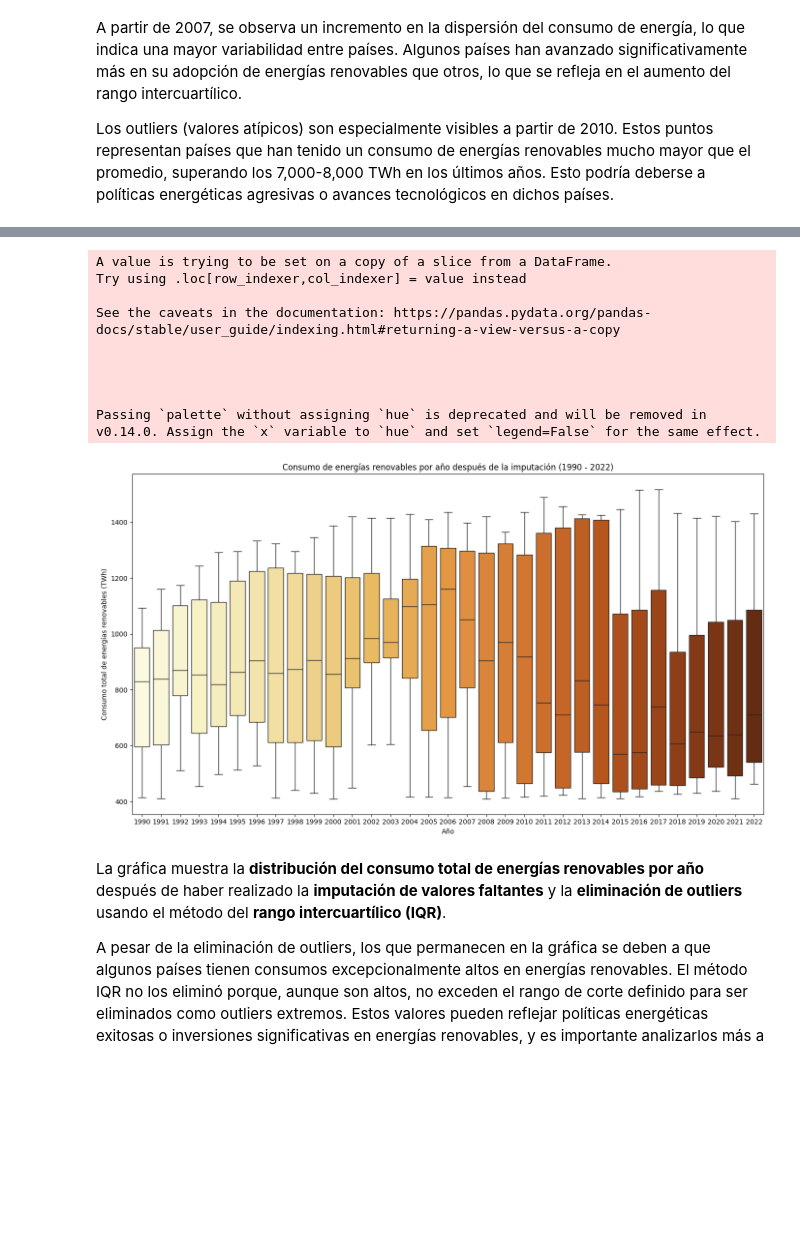
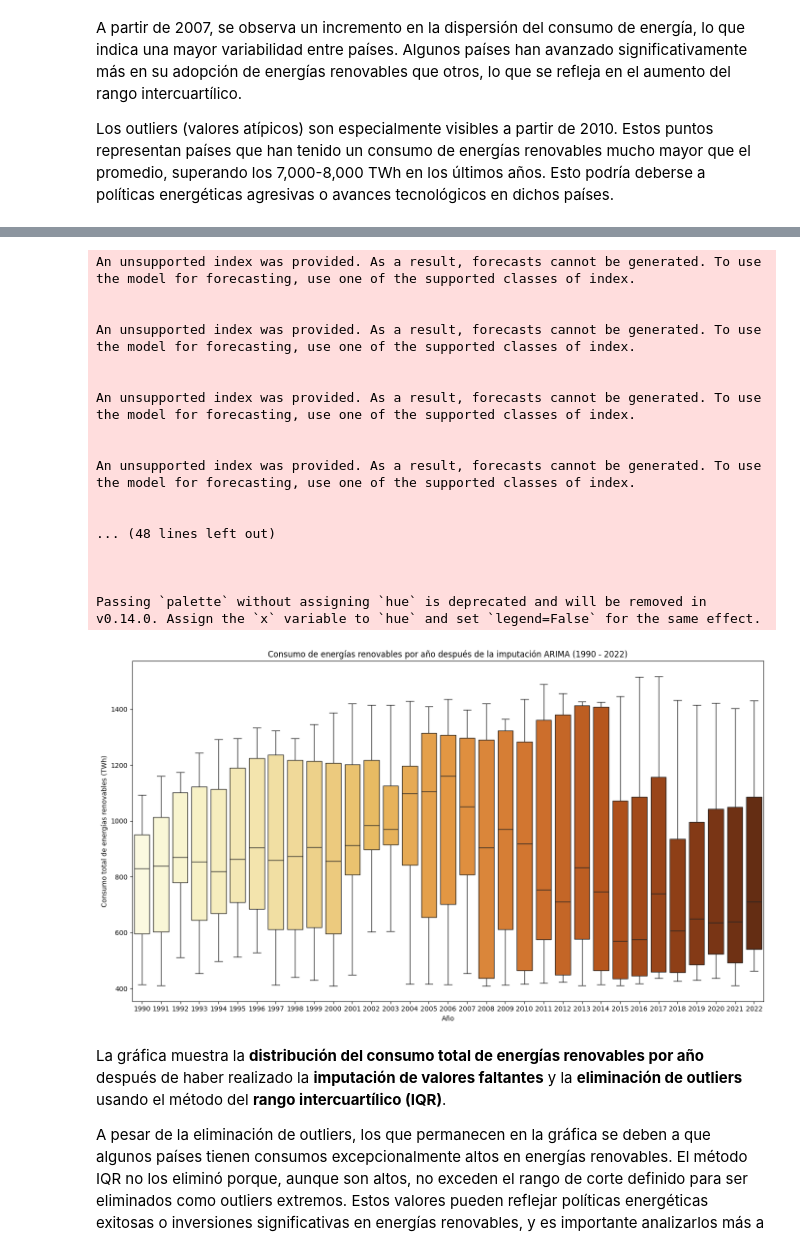
Before and after one commit to anyelot/ML_ProyectoFinal, a Jupyter notebook: _sources/eda.ipynb, the cells around one changed output, grey strips where cells are left out. Saved outputs shown, nothing was run; the diff lists cells and outputs as text; code cells hidden in the pictures; blank space fills up the shorter version.

Commit message:
Update documentation

```diff
--- a/_sources/eda.ipynb
+++ b/_sources/eda.ipynb
@@ -190,40 +194,65 @@ Después de eliminar los outliers, se aplica la interpolación lineal para imput
 # %%
+
 # 1. Eliminar valores atípicos utilizando el método del IQR
 Q1 = df_top10['ren_energy'].quantile(0.25)
 Q3 = df_top10['ren_energy'].quantile(0.75)
 IQR = Q3 - Q1
 
 # Definir el rango para detectar outliers
 lower_bound = Q1 - 0.25 * IQR
 upper_bound = Q3 + 0.25 * IQR
 
 # Filtrar datos dentro del rango intercuartílico (eliminar outliers)
 df_no_outliers = df_filtered_range[(df_filtered_range['ren_energy'] >= lower_bound) &
                                    (df_filtered_range['ren_energy'] <= upper_bound)]
 
-# 2. Imputación por interpolación lineal para valores faltantes
-df_no_outliers[ren_energy_columns] = df_no_outliers[ren_energy_columns].interpolate(method='linear')
+# Función para aplicar ARIMA a cada columna de energía
+def apply_arima(series):
+    # Asegurarse de que no haya valores faltantes en la serie
+    series = series.dropna()
 
+    # Si hay datos suficientes, aplicamos ARIMA
+    if len(series) > 10:  # Esto es para evitar series muy cortas
+        model = sm.tsa.ARIMA(series, order=(5,1,0))  # Order ARIMA(p,d,q)
+        model_fit = model.fit()  # Aquí quitamos el argumento disp
+        forecasted_values = model_fit.predict(start=0, end=len(series)-1, typ='levels')
+    else:
+        # Si la serie es muy corta, devolvemos los valores originales sin imputar
+        forecasted_values = series
+
+    return forecasted_values
+
+# Aplicar ARIMA a cada columna de energías renovables
+df_no_outliers[ren_energy_columns] = df_no_outliers[ren_energy_columns].apply(lambda col: apply_arima(col), axis=0)
+
+# Visualizar el boxplot de energías renovables después de la imputación por ARIMA
 plt.figure(figsize=(14, 8))
 sns.boxplot(data=df_no_outliers, x='year', y='ren_energy', palette='YlOrBr')
 
-plt.title('Consumo de energías renovables por año después de la imputación (1990 - 2022)')
+plt.title('Consumo de energías renovables por año después de la imputación ARIMA (1990 - 2022)')
 plt.xlabel('Año')
 plt.ylabel('Consumo total de energías renovables (TWh)')
-
 plt.tight_layout()
 plt.show()
 # %% [output]
-A value is trying to be set on a copy of a slice from a DataFrame.
-Try using .loc[row_indexer,col_indexer] = value instead
+An unsupported index was provided. As a result, forecasts cannot be generated. To use the model for forecasting, use one of the supported classes of index.
 
-See the caveats in the documentation: https://pandas.pydata.org/pandas-docs/stable/user_guide/indexing.html#returning-a-view-versus-a-copy
 
+An unsupported index was provided. As a result, forecasts cannot be generated. To use the model for forecasting, use one of the supported classes of index.
+
+
+An unsupported index was provided. As a result, forecasts cannot be generated. To use the model for forecasting, use one of the supported classes of index.
+
+
+An unsupported index was provided. As a result, forecasts cannot be generated. To use the model for forecasting, use one of the supported classes of index.
+
+
+... (48 lines left out)
 
 
 
 Passing `palette` without assigning `hue` is deprecated and will be removed in v0.14.0. Assign the `x` variable to `hue` and set `legend=False` for the same effect.
-[figure, old version]
+[figure, new version]
 # %% [markdown]
 La gráfica muestra la **distribución del consumo total de energías renovables por año** después de haber realizado la **imputación de valores faltantes** y la **eliminación de outliers** usando el método del **rango intercuartílico (IQR)**.
 
```
Also changed, not shown: parts of 12 cells of this notebook, 10 other files.
